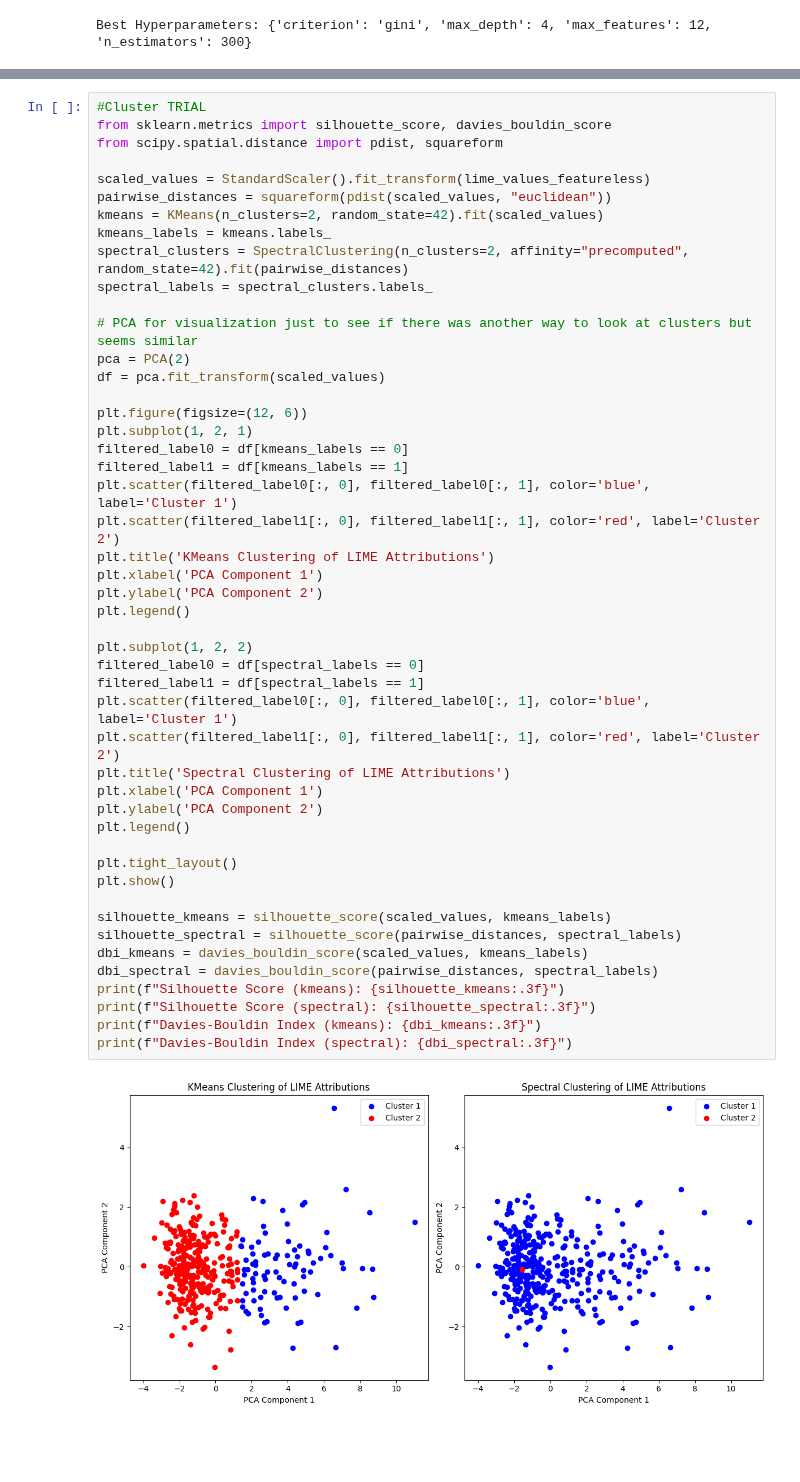
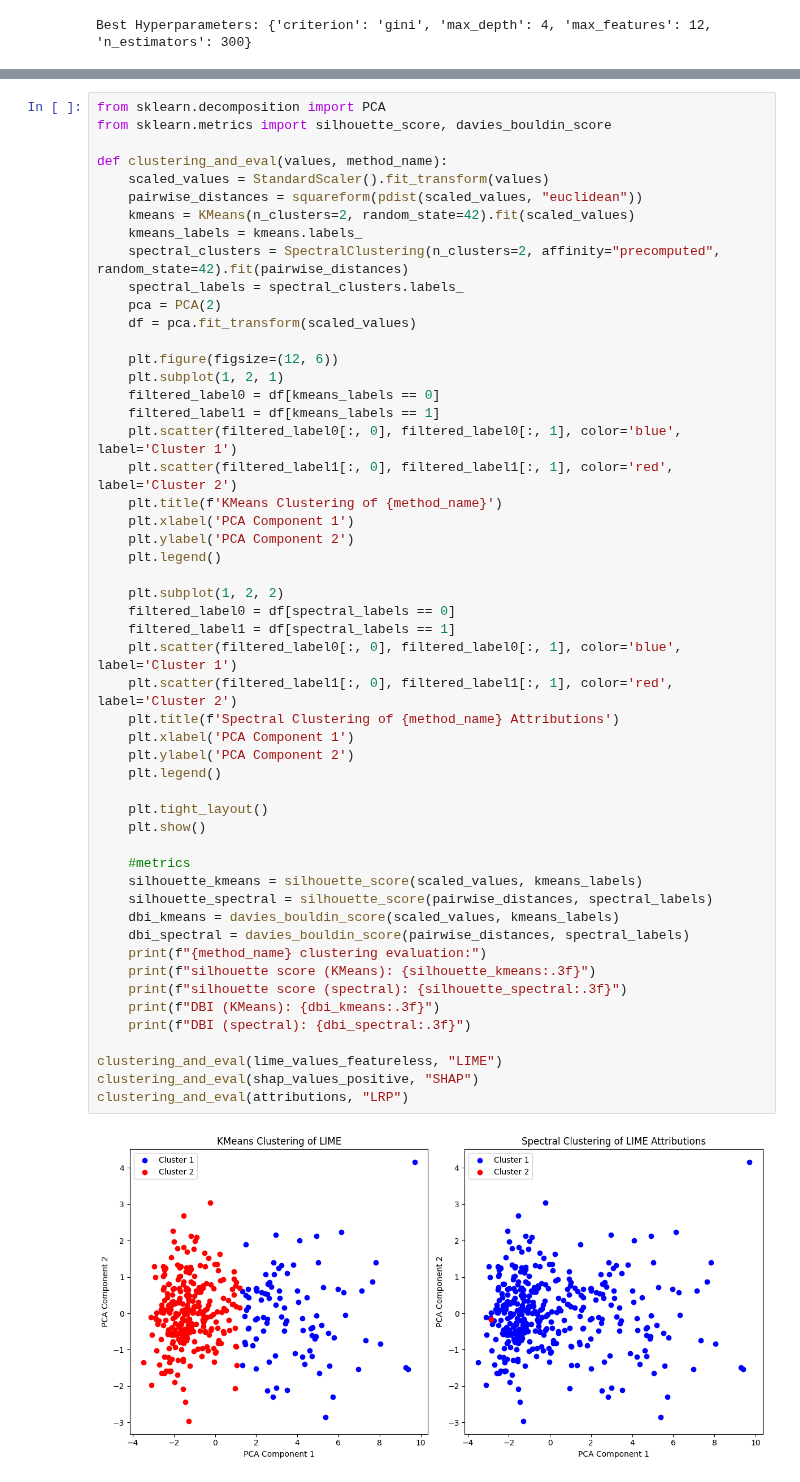
Before and after one commit to ConnorMacdonaldYYC/HCML_Project, a Jupyter notebook: evaluation.ipynb, the cells around one changed output, grey strips where cells are left out. Saved outputs shown, nothing was run; the diff lists cells and outputs as text; blank space fills up the shorter version.

```diff
--- a/evaluation.ipynb
+++ b/evaluation.ipynb
@@ -231,50 +231,54 @@ plt.show()
 # %%
-#Cluster TRIAL
+from sklearn.decomposition import PCA
 from sklearn.metrics import silhouette_score, davies_bouldin_score
-from scipy.spatial.distance import pdist, squareform
 
-scaled_values = StandardScaler().fit_transform(lime_values_featureless)
-pairwise_distances = squareform(pdist(scaled_values, "euclidean"))
-kmeans = KMeans(n_clusters=2, random_state=42).fit(scaled_values)
-kmeans_labels = kmeans.labels_
-spectral_clusters = SpectralClustering(n_clusters=2, affinity="precomputed", random_state=42).fit(pairwise_distances)
-spectral_labels = spectral_clusters.labels_
+def clustering_and_eval(values, method_name):
+    scaled_values = StandardScaler().fit_transform(values)
+    pairwise_distances = squareform(pdist(scaled_values, "euclidean"))
+    kmeans = KMeans(n_clusters=2, random_state=42).fit(scaled_values)
+    kmeans_labels = kmeans.labels_
+    spectral_clusters = SpectralClustering(n_clusters=2, affinity="precomputed", random_state=42).fit(pairwise_distances)
+    spectral_labels = spectral_clusters.labels_
+    pca = PCA(2)
+    df = pca.fit_transform(scaled_values)
 
-# PCA for visualization just to see if there was another way to look at clusters but seems similar
-pca = PCA(2)
-df = pca.fit_transform(scaled_values)
+    plt.figure(figsize=(12, 6))
+    plt.subplot(1, 2, 1)
+    filtered_label0 = df[kmeans_labels == 0]
+    filtered_label1 = df[kmeans_labels == 1]
+    plt.scatter(filtered_label0[:, 0], filtered_label0[:, 1], color='blue', label='Cluster 1')
+    plt.scatter(filtered_label1[:, 0], filtered_label1[:, 1], color='red', label='Cluster 2')
+    plt.title(f'KMeans Clustering of {method_name}')
+    plt.xlabel('PCA Component 1')
+    plt.ylabel('PCA Component 2')
+    plt.legend()
 
-plt.figure(figsize=(12, 6))
-plt.subplot(1, 2, 1)
-filtered_label0 = df[kmeans_labels == 0]
-filtered_label1 = df[kmeans_labels == 1]
-plt.scatter(filtered_label0[:, 0], filtered_label0[:, 1], color='blue', label='Cluster 1')
-plt.scatter(filtered_label1[:, 0], filtered_label1[:, 1], color='red', label='Cluster 2')
-plt.title('KMeans Clustering of LIME Attributions')
-plt.xlabel('PCA Component 1')
-plt.ylabel('PCA Component 2')
-plt.legend()
+    plt.subplot(1, 2, 2)
+    filtered_label0 = df[spectral_labels == 0]
+    filtered_label1 = df[spectral_labels == 1]
+    plt.scatter(filtered_label0[:, 0], filtered_label0[:, 1], color='blue', label='Cluster 1')
+    plt.scatter(filtered_label1[:, 0], filtered_label1[:, 1], color='red', label='Cluster 2')
+    plt.title(f'Spectral Clustering of {method_name} Attributions')
+    plt.xlabel('PCA Component 1')
+    plt.ylabel('PCA Component 2')
+    plt.legend()
 
-plt.subplot(1, 2, 2)
-filtered_label0 = df[spectral_labels == 0]
-filtered_label1 = df[spectral_labels == 1]
-plt.scatter(filtered_label0[:, 0], filtered_label0[:, 1], color='blue', label='Cluster 1')
-plt.scatter(filtered_label1[:, 0], filtered_label1[:, 1], color='red', label='Cluster 2')
-plt.title('Spectral Clustering of LIME Attributions')
-plt.xlabel('PCA Component 1')
-plt.ylabel('PCA Component 2')
-plt.legend()
+    plt.tight_layout()
+    plt.show()
 
-plt.tight_layout()
-plt.show()
+    #metrics
+    silhouette_kmeans = silhouette_score(scaled_values, kmeans_labels)
+    silhouette_spectral = silhouette_score(pairwise_distances, spectral_labels)
+    dbi_kmeans = davies_bouldin_score(scaled_values, kmeans_labels)
+    dbi_spectral = davies_bouldin_score(pairwise_distances, spectral_labels)
+    print(f"{method_name} clustering evaluation:")
+    print(f"silhouette score (KMeans): {silhouette_kmeans:.3f}")
+    print(f"silhouette score (spectral): {silhouette_spectral:.3f}")
+    print(f"DBI (KMeans): {dbi_kmeans:.3f}")
+    print(f"DBI (spectral): {dbi_spectral:.3f}")
 
-silhouette_kmeans = silhouette_score(scaled_values, kmeans_labels)
-silhouette_spectral = silhouette_score(pairwise_distances, spectral_labels)
-dbi_kmeans = davies_bouldin_score(scaled_values, kmeans_labels)
-dbi_spectral = davies_bouldin_score(pairwise_distances, spectral_labels)
-print(f"Silhouette Score (kmeans): {silhouette_kmeans:.3f}")
-print(f"Silhouette Score (spectral): {silhouette_spectral:.3f}")
-print(f"Davies-Bouldin Index (kmeans): {dbi_kmeans:.3f}")
-print(f"Davies-Bouldin Index (spectral): {dbi_spectral:.3f}")
+clustering_and_eval(lime_values_featureless, "LIME")
+clustering_and_eval(shap_values_positive, "SHAP")
+clustering_and_eval(attributions, "LRP")
 # %% [output]
-[figure, old version]
+[figure, new version]
```
Also changed, not shown: parts of 10 cells of this notebook, 1 other file.
